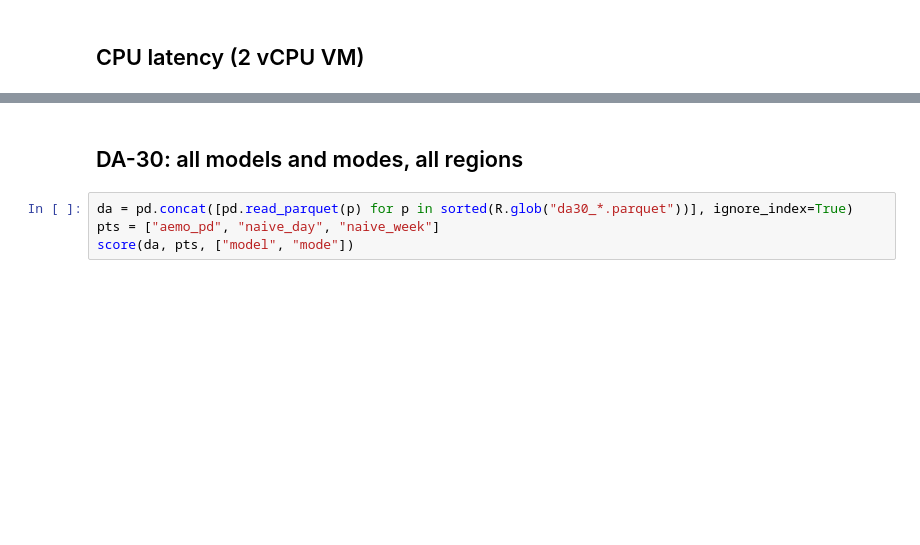
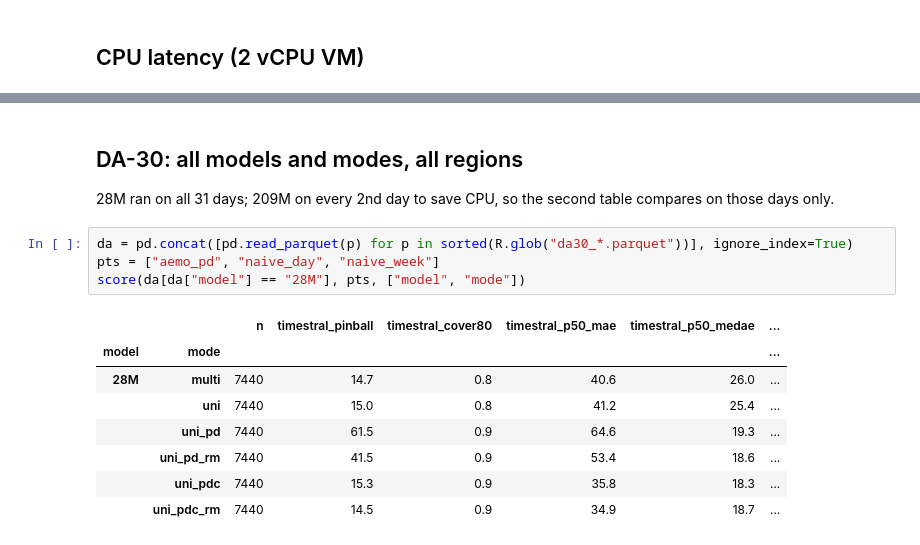
Before and after one commit to enginemobi/nem-price-forecast, a Jupyter notebook: notebooks/phase0_spike.ipynb, the cells around one changed output, grey strips where cells are left out. Saved outputs shown, nothing was run; the diff lists cells and outputs as text; blank space fills up the shorter version.

```diff
--- a/notebooks/phase0_spike.ipynb
+++ b/notebooks/phase0_spike.ipynb
@@ -29,6 +40,17 @@ bench.pivot_table(index=["case", "symmetric"], columns="model", values="seconds"
 # %% [markdown]
 ## DA-30: all models and modes, all regions
+
+28M ran on all 31 days; 209M on every 2nd day to save CPU, so the second table compares on those days only.
 # %%
 da = pd.concat([pd.read_parquet(p) for p in sorted(R.glob("da30_*.parquet"))], ignore_index=True)
 pts = ["aemo_pd", "naive_day", "naive_week"]
-score(da, pts, ["model", "mode"])
+score(da[da["model"] == "28M"], pts, ["model", "mode"])
+# %% [output]
+|  |  | n | timestral_pinball | timestral_cover80 | timestral_p50_mae | timestral_p50_medae | ... |
+| model | mode |  |  |  |  |  | ... |
+| 28M | multi | 7440 | 14.7 | 0.8 | 40.6 | 26.0 | ... |
+|  | uni | 7440 | 15.0 | 0.8 | 41.2 | 25.4 | ... |
+|  | uni_pd | 7440 | 61.5 | 0.9 | 64.6 | 19.3 | ... |
+|  | uni_pd_rm | 7440 | 41.5 | 0.9 | 53.4 | 18.6 | ... |
+|  | uni_pdc | 7440 | 15.3 | 0.9 | 35.8 | 18.3 | ... |
+|  | uni_pdc_rm | 7440 | 14.5 | 0.9 | 34.9 | 18.7 | ... |
```
Also changed, not shown: parts of 13 cells of this notebook, 4 other files.
